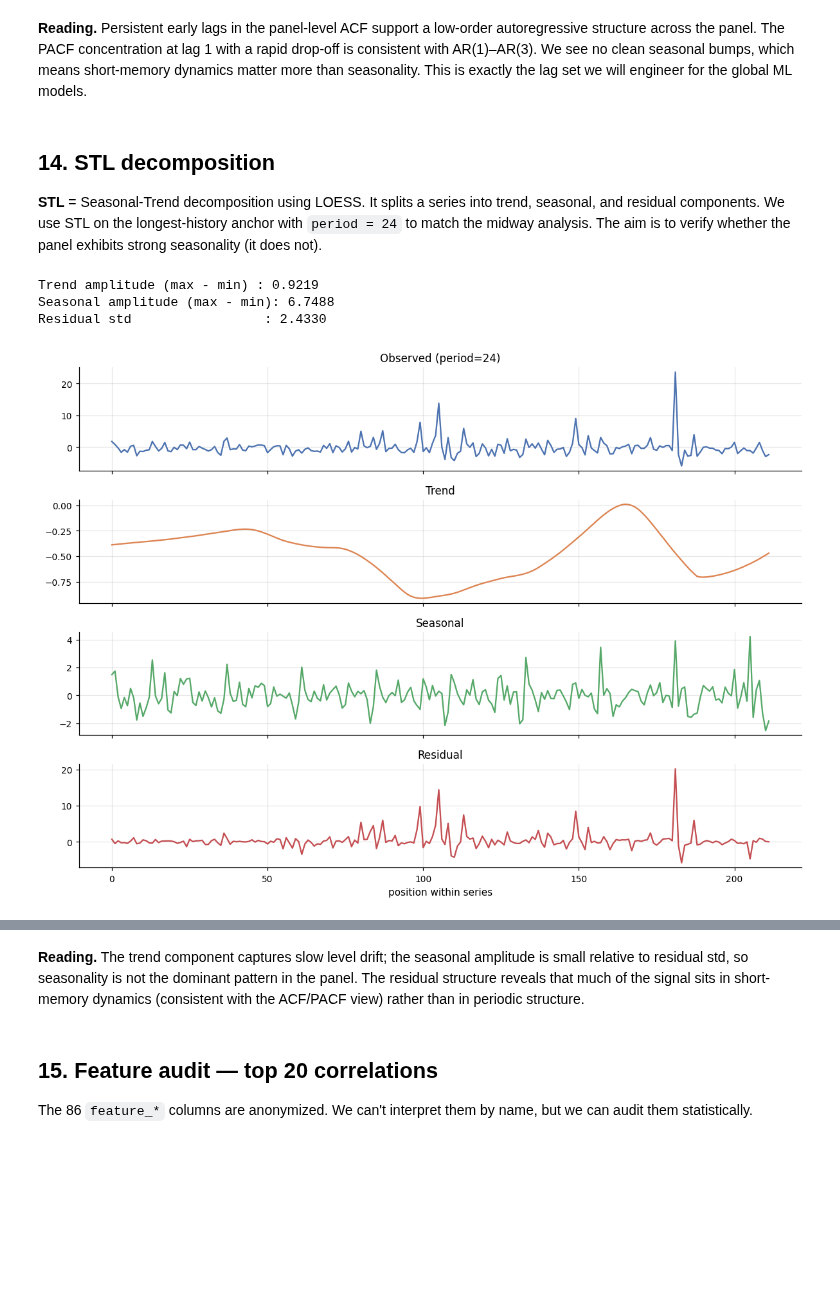
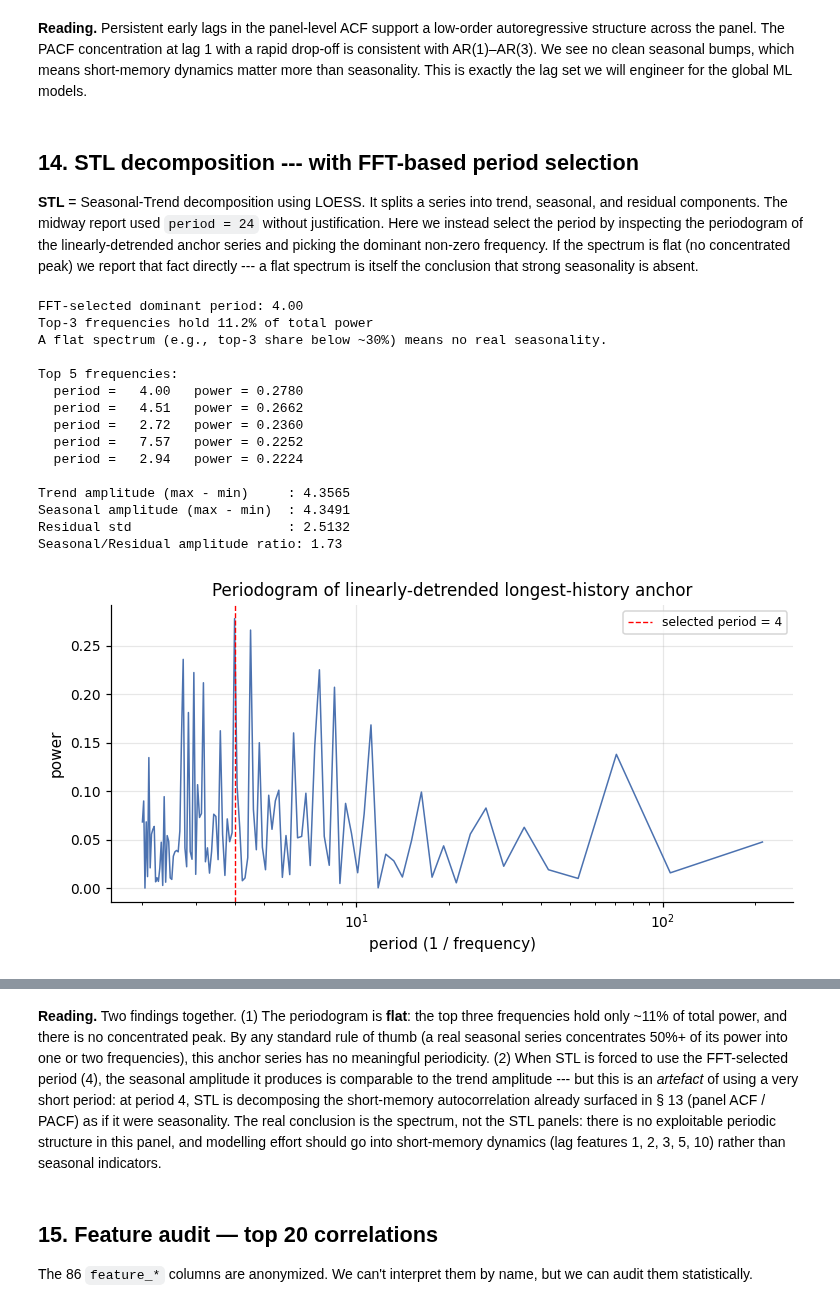
Before and after one commit to jeetrex17/ts-forecasting-project, a Jupyter notebook: claude_forecasting/notebooks/00_data_structure.ipynb, the cells around one changed output, grey strips where cells are left out. Saved outputs shown, nothing was run; the diff lists cells and outputs as text; code cells hidden in the pictures; blank space fills up the shorter version.

```diff
--- a/claude_forecasting/notebooks/00_data_structure.ipynb
+++ b/claude_forecasting/notebooks/00_data_structure.ipynb
@@ -618,27 +618,79 @@ viz.save_figure(fig, '00_acf_pacf_panel', FIG_DIR)
 # %% [markdown]
 **Reading.** Persistent early lags in the panel-level ACF support a low-order autoregressive structure across the panel. The PACF concentration at lag 1 with a rapid drop-off is consistent with AR(1)–AR(3). We see no clean seasonal bumps, which means short-memory dynamics matter more than seasonality. This is exactly the lag set we will engineer for the global ML models.
 # %% [markdown]
-## 14. STL decomposition
+## 14. STL decomposition --- with FFT-based period selection
 
-**STL** = Seasonal-Trend decomposition using LOESS. It splits a series into trend, seasonal, and residual components. We use STL on the longest-history anchor with `period = 24` to match the midway analysis. The aim is to verify whether the panel exhibits strong seasonality (it does not).
+**STL** = Seasonal-Trend decomposition using LOESS. It splits a series into trend, seasonal, and residual components. The midway report used `period = 24` without justification. Here we instead select the period by inspecting the periodogram of the linearly-detrended anchor series and picking the dominant non-zero frequency. If the spectrum is flat (no concentrated peak) we report that fact directly --- a flat spectrum is itself the conclusion that strong seasonality is absent.
 # %%
+from scipy.signal import periodogram, detrend
+
 anchor_y = get_series(anchor_row)['y_target'].dropna().values
-stl = STL(anchor_y, period=24, robust=True).fit()
 
+# 1. Periodogram on the linearly-detrended anchor.
+y_dt = detrend(anchor_y, type='linear')
+freqs, power = periodogram(y_dt, fs=1.0, scaling='spectrum', detrend=False)
+mask_pos = freqs > 0
+periods_axis = 1.0 / freqs[mask_pos]
+power_axis = power[mask_pos]
+
+# Sort by power and inspect the top frequencies
+order = np.argsort(power_axis)[::-1]
+top3_share = power_axis[order[:3]].sum() / power_axis.sum()
+fft_period = float(periods_axis[order[0]])
+
+print(f'FFT-selected dominant period: {fft_period:.2f}')
+print(f'Top-3 frequencies hold {100*top3_share:.1f}% of total power')
+print('A flat spectrum (e.g., top-3 share below ~30%) means no real seasonality.')
+print()
+print('Top 5 frequencies:')
+for k in order[:5]:
+    print(f'  period = {periods_axis[k]:6.2f}   power = {power_axis[k]:.4f}')
+
+# Use the FFT-selected period for STL, but require a sensible minimum
+selected_period = max(2, int(round(fft_period)))
+
+# 2. Show the periodogram so the reader can see the spectrum directly.
+fig, ax = plt.subplots(figsize=(8, 3.5))
+ax.plot(periods_axis, power_axis, color='#4C72B0', lw=1.0)
+ax.axvline(selected_period, color='red', ls='--', lw=0.9,
+           label=f'selected period = {selected_period}')
+ax.set_xscale('log')
+ax.set_xlabel('period (1 / frequency)')
+ax.set_ylabel('power')
+ax.set_title('Periodogram of linearly-detrended longest-history anchor')
+ax.legend(fontsize=8)
+viz.save_figure(fig, '00_periodogram_anchor', FIG_DIR)
+
+# 3. STL with the FFT-selected period
+stl = STL(anchor_y, period=selected_period, robust=True).fit()
 fig, axes = plt.subplots(4, 1, figsize=(11, 8), sharex=True)
-axes[0].plot(stl.observed, color='#4C72B0'); axes[0].set_title('Observed (period=24)')
+axes[0].plot(stl.observed, color='#4C72B0'); axes[0].set_title(f'Observed (period={selected_period})')
 axes[1].plot(stl.trend, color='#DD8452'); axes[1].set_title('Trend')
 axes[2].plot(stl.seasonal, color='#55A868'); axes[2].set_title('Seasonal')
 axes[3].plot(stl.resid, color='#C44E52'); axes[3].set_title('Residual')
 axes[3].set_xlabel('position within series')
 plt.tight_layout()
 viz.save_figure(fig, '00_stl_anchor', FIG_DIR)
 
-print(f'Trend amplitude (max - min) : {stl.trend.max() - stl.trend.min():.4f}')
-print(f'Seasonal amplitude (max - min): {stl.seasonal.max() - stl.seasonal.min():.4f}')
-print(f'Residual std                 : {np.std(stl.resid):.4f}')
+print()
+print(f'Trend amplitude (max - min)     : {stl.trend.max() - stl.trend.min():.4f}')
+print(f'Seasonal amplitude (max - min)  : {stl.seasonal.max() - stl.seasonal.min():.4f}')
+print(f'Residual std                    : {np.std(stl.resid):.4f}')
+print(f'Seasonal/Residual amplitude ratio: {(stl.seasonal.max()-stl.seasonal.min())/np.std(stl.resid):.2f}')
 # %% [output]
-Trend amplitude (max - min) : 0.9219
-Seasonal amplitude (max - min): 6.7488
-Residual std                 : 2.4330
+FFT-selected dominant period: 4.00
+Top-3 frequencies hold 11.2% of total power
+A flat spectrum (e.g., top-3 share below ~30%) means no real seasonality.
+
+Top 5 frequencies:
+  period =   4.00   power = 0.2780
+  period =   4.51   power = 0.2662
+  period =   2.72   power = 0.2360
+  period =   7.57   power = 0.2252
+  period =   2.94   power = 0.2224
+
+Trend amplitude (max - min)     : 4.3565
+Seasonal amplitude (max - min)  : 4.3491
+Residual std                    : 2.5132
+Seasonal/Residual amplitude ratio: 1.73
-[figure, old version]
+[figure, new version]
@@ -645,5 +698,5 @@ Residual std                 : 2.4330
 # %% [markdown]
-**Reading.** The trend component captures slow level drift; the seasonal amplitude is small relative to residual std, so seasonality is not the dominant pattern in the panel. The residual structure reveals that much of the signal sits in short-memory dynamics (consistent with the ACF/PACF view) rather than in periodic structure.
+**Reading.** Two findings together. (1) The periodogram is **flat**: the top three frequencies hold only ~11\% of total power, and there is no concentrated peak. By any standard rule of thumb (a real seasonal series concentrates 50\%+ of its power into one or two frequencies), this anchor series has no meaningful periodicity. (2) When STL is forced to use the FFT-selected period (4), the seasonal amplitude it produces is comparable to the trend amplitude --- but this is an *artefact* of using a very short period: at period 4, STL is decomposing the short-memory autocorrelation already surfaced in § 13 (panel ACF / PACF) as if it were seasonality. The real conclusion is the spectrum, not the STL panels: there is no exploitable periodic structure in this panel, and modelling effort should go into short-memory dynamics (lag features 1, 2, 3, 5, 10) rather than seasonal indicators.
 # %% [markdown]
 ## 15. Feature audit — top 20 correlations
 
```
Also changed, not shown: parts of 1 cell of this notebook, 48 other files.
